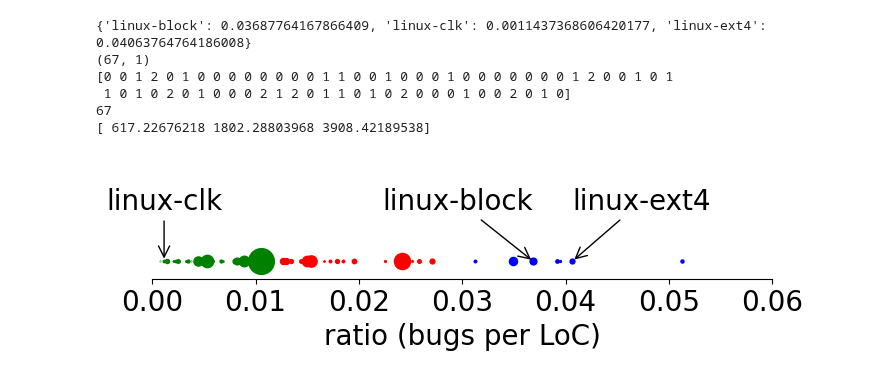
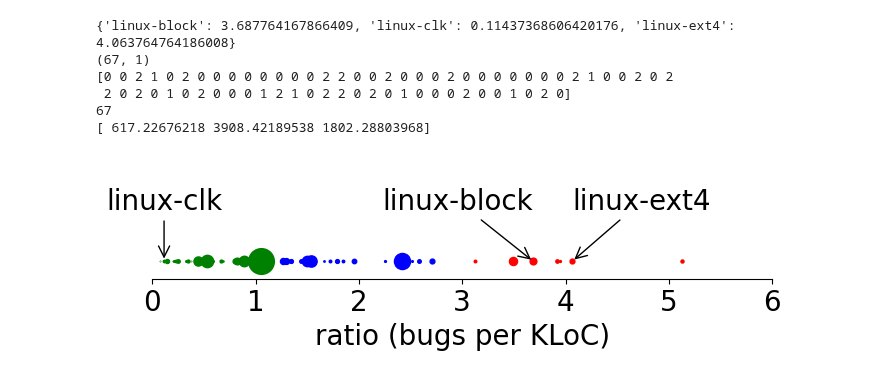
Before and after one commit to Richardhongyu/rfl_empirical_tools, a Jupyter notebook: figures_ppt/knn2.ipynb, the cells around one changed output. Saved outputs shown, nothing was run; the diff lists cells and outputs as text; code cells hidden in the pictures.

```diff
--- a/figures_ppt/knn2.ipynb
+++ b/figures_ppt/knn2.ipynb
@@ -11,7 +11,7 @@ sys_name = ['linux-block', 'linux-ext4', 'linux-clk']
 data_dic = {}
 for i in data:
     if i[0] in sys_name:
-        data_dic[i[0]] = i[1]/10_0000
+        data_dic[i[0]] = i[1]/100_0
 print(data_dic)
 
 # 将数据转换为NumPy数组并重塑为n*1的矩阵
@@ -32,38 +32,38 @@ axs.spines['top'].set_visible(False)
 axs.spines['right'].set_visible(False)
 axs.spines['left'].set_visible(False)
 axs.yaxis.set_ticks_position('left')
-axs.set_xlim((0,6000/10_0000))
+axs.set_xlim((0,6000/100_0))
 axs.set_ylim((0,1))
 
 # 绘制结果
 colors = ["g", "r", "b"]
 for i in range(len(X)):
     # print(data[i][1])
     # a = int(np.log([data[i][2]*100])[0])
     # print(a)
     # axs.scatter(int( data[i][1]),0.08, c= "b",s = data[i][2]/20)# markersize = 10 colors[labels[i]]
-    axs.scatter(data[i][1]/10_0000,0.15, c= colors[labels[i]],s = data[i][2]/20)# markersize = 10 colors[labels[i]]
+    axs.scatter(data[i][1]/100_0,0.15, c= colors[labels[i]],s = data[i][2]/20)# markersize = 10 colors[labels[i]]
 print(labels)
 print(len(labels))
 axs.set_yticks([])
-axs.set_xlabel('ratio (bugs per LoC)', size=20)
+axs.set_xlabel('ratio (bugs per KLoC)', size=20)
 # plt.scatter(centroids[:, 0], centroids[:, 0], marker = "x", s = 150, linewidths = 5, zorder = 10)
 print(centroids[:, 0])
 for k in data_dic.items():
     if k[0] == 'linux-block':
         axs.annotate(f'{k[0]}', xy=(k[1], 0.15), xytext=(k[1], 0.15 * 4),arrowprops=dict(arrowstyle="->",color='black'), fontsize=20, ha='right')
     elif k[0] == 'linux-ext4':
         axs.annotate(f'{k[0]}', xy=(k[1], 0.15), xytext=(k[1], 0.15 * 4),arrowprops=dict(arrowstyle="->",color='black'), fontsize=20, ha='left')
     else:
         axs.annotate(f'{k[0]}', xy=(k[1], 0.15), xytext=(k[1], 0.15 * 4),arrowprops=dict(arrowstyle="->",color='black'), fontsize=20, ha='center')
 
 axs.tick_params(axis='x', labelsize=20)
 plt.savefig("knn.pdf", bbox_inches='tight')
 # %% [output]
-{'linux-block': 0.03687764167866409, 'linux-clk': 0.0011437368606420177, 'linux-ext4': 0.04063764764186008}
+{'linux-block': 3.687764167866409, 'linux-clk': 0.11437368606420176, 'linux-ext4': 4.063764764186008}
 (67, 1)
-[0 0 1 2 0 1 0 0 0 0 0 0 0 0 1 1 0 0 1 0 0 0 1 0 0 0 0 0 0 0 1 2 0 0 1 0 1
- 1 0 1 0 2 0 1 0 0 0 2 1 2 0 1 1 0 1 0 2 0 0 0 1 0 0 2 0 1 0]
+[0 0 2 1 0 2 0 0 0 0 0 0 0 0 2 2 0 0 2 0 0 0 2 0 0 0 0 0 0 0 2 1 0 0 2 0 2
+ 2 0 2 0 1 0 2 0 0 0 1 2 1 0 2 2 0 2 0 1 0 0 0 2 0 0 1 0 2 0]
 67
-[ 617.22676218 1802.28803968 3908.42189538]
+[ 617.22676218 3908.42189538 1802.28803968]
-[figure, old version]
+[figure, new version]
```
Also changed, not shown: 4 other files.
